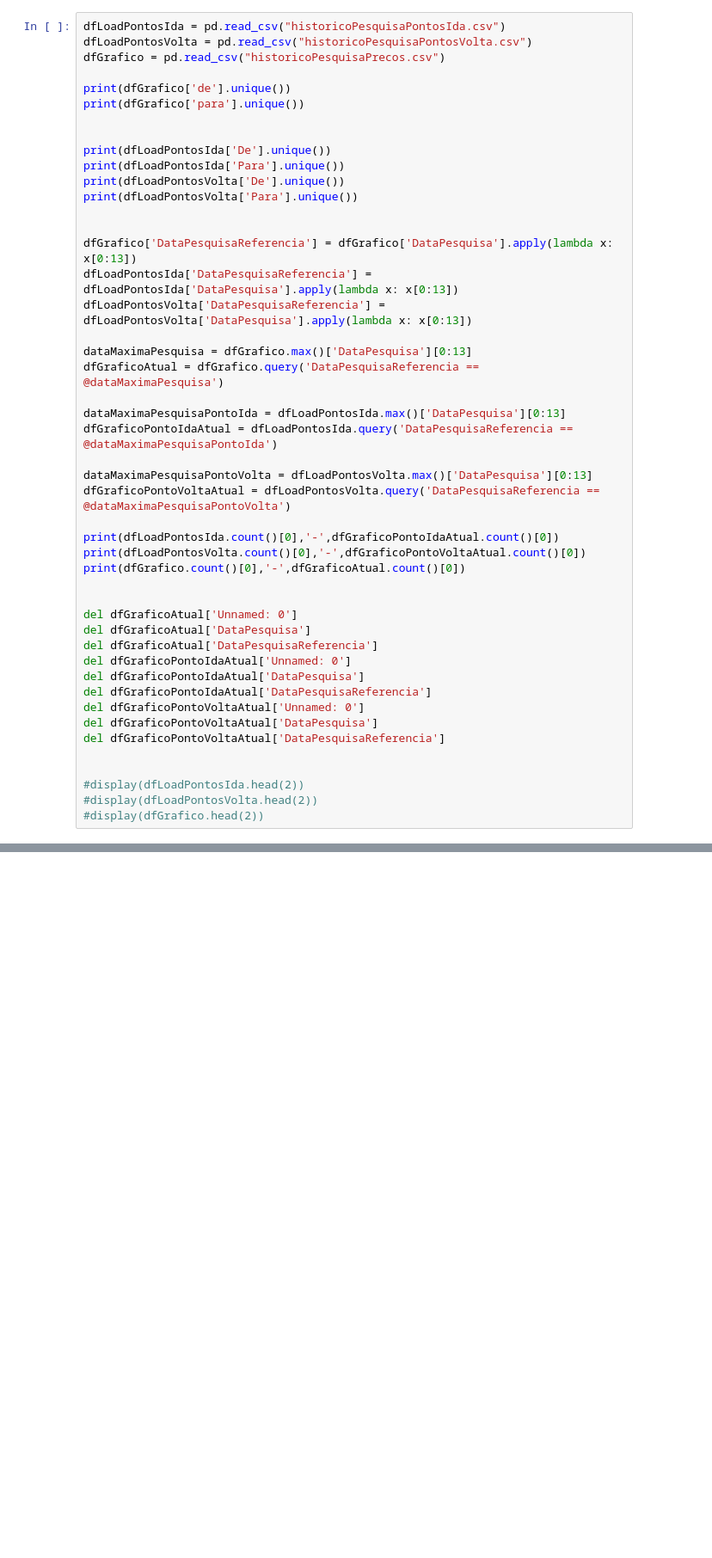
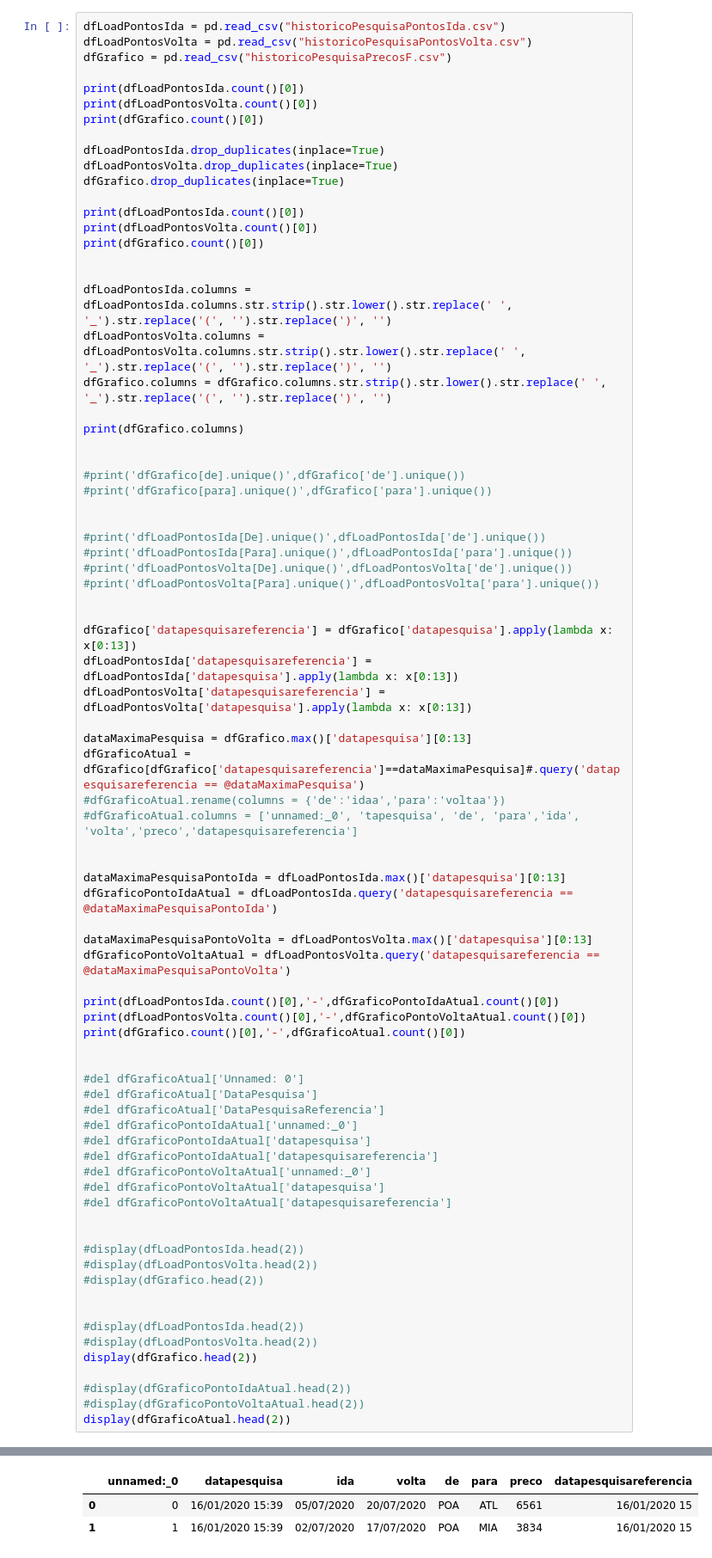
Before and after one commit to joaocamargo/estudos-python, a Jupyter notebook: PassagensDecolar/Untitled1.ipynb, the cells around one changed output, grey strips where cells are left out. Shown at 86% size. Drawn from its saved outputs; the diff is of its cells as text; blank space fills up the shorter version.

```diff
--- a/PassagensDecolar/Untitled1.ipynb
+++ b/PassagensDecolar/Untitled1.ipynb
@@ -15,48 +16,80 @@ import os
 # %%
 dfLoadPontosIda = pd.read_csv("historicoPesquisaPontosIda.csv")
 dfLoadPontosVolta = pd.read_csv("historicoPesquisaPontosVolta.csv")
-dfGrafico = pd.read_csv("historicoPesquisaPrecos.csv")
+dfGrafico = pd.read_csv("historicoPesquisaPrecosF.csv")
 
-print(dfGrafico['de'].unique())
-print(dfGrafico['para'].unique())
+print(dfLoadPontosIda.count()[0])
+print(dfLoadPontosVolta.count()[0])
+print(dfGrafico.count()[0])
+
+dfLoadPontosIda.drop_duplicates(inplace=True)
+dfLoadPontosVolta.drop_duplicates(inplace=True)
+dfGrafico.drop_duplicates(inplace=True)
+
+print(dfLoadPontosIda.count()[0])
+print(dfLoadPontosVolta.count()[0])
+print(dfGrafico.count()[0])
 
 
-print(dfLoadPontosIda['De'].unique())
-print(dfLoadPontosIda['Para'].unique())
-print(dfLoadPontosVolta['De'].unique())
-print(dfLoadPontosVolta['Para'].unique())
+dfLoadPontosIda.columns = dfLoadPontosIda.columns.str.strip().str.lower().str.replace(' ', '_').str.replace('(', '').str.replace(')', '')
+dfLoadPontosVolta.columns = dfLoadPontosVolta.columns.str.strip().str.lower().str.replace(' ', '_').str.replace('(', '').str.replace(')', '')
+dfGrafico.columns = dfGrafico.columns.str.strip().str.lower().str.replace(' ', '_').str.replace('(', '').str.replace(')', '')
+
+print(dfGrafico.columns)
 
 
-dfGrafico['DataPesquisaReferencia'] = dfGrafico['DataPesquisa'].apply(lambda x: x[0:13])
-dfLoadPontosIda['DataPesquisaReferencia'] = dfLoadPontosIda['DataPesquisa'].apply(lambda x: x[0:13])
-dfLoadPontosVolta['DataPesquisaReferencia'] = dfLoadPontosVolta['DataPesquisa'].apply(lambda x: x[0:13])
+#print('dfGrafico[de].unique()',dfGrafico['de'].unique())
+#print('dfGrafico[para].unique()',dfGrafico['para'].unique())
 
-dataMaximaPesquisa = dfGrafico.max()['DataPesquisa'][0:13]
-dfGraficoAtual = dfGrafico.query('DataPesquisaReferencia == @dataMaximaPesquisa')
 
-dataMaximaPesquisaPontoIda = dfLoadPontosIda.max()['DataPesquisa'][0:13]
-dfGraficoPontoIdaAtual = dfLoadPontosIda.query('DataPesquisaReferencia == @dataMaximaPesquisaPontoIda')
+#print('dfLoadPontosIda[De].unique()',dfLoadPontosIda['de'].unique())
+#print('dfLoadPontosIda[Para].unique()',dfLoadPontosIda['para'].unique())
+#print('dfLoadPontosVolta[De].unique()',dfLoadPontosVolta['de'].unique())
+#print('dfLoadPontosVolta[Para].unique()',dfLoadPontosVolta['para'].unique())
 
-dataMaximaPesquisaPontoVolta = dfLoadPontosVolta.max()['DataPesquisa'][0:13]
-dfGraficoPontoVoltaAtual = dfLoadPontosVolta.query('DataPesquisaReferencia == @dataMaximaPesquisaPontoVolta')
+
+dfGrafico['datapesquisareferencia'] = dfGrafico['datapesquisa'].apply(lambda x: x[0:13])
+dfLoadPontosIda['datapesquisareferencia'] = dfLoadPontosIda['datapesquisa'].apply(lambda x: x[0:13])
+dfLoadPontosVolta['datapesquisareferencia'] = dfLoadPontosVolta['datapesquisa'].apply(lambda x: x[0:13])
+
+dataMaximaPesquisa = dfGrafico.max()['datapesquisa'][0:13]
+dfGraficoAtual = dfGrafico[dfGrafico['datapesquisareferencia']==dataMaximaPesquisa]#.query('datapesquisareferencia == @dataMaximaPesquisa')
+#dfGraficoAtual.rename(columns = {'de':'idaa','para':'voltaa'})
+#dfGraficoAtual.columns = ['unnamed:_0', 'tapesquisa', 'de', 'para','ida', 'volta','preco','datapesquisareferencia']
+
+
+dataMaximaPesquisaPontoIda = dfLoadPontosIda.max()['datapesquisa'][0:13]
+dfGraficoPontoIdaAtual = dfLoadPontosIda.query('datapesquisareferencia == @dataMaximaPesquisaPontoIda')
+
+dataMaximaPesquisaPontoVolta = dfLoadPontosVolta.max()['datapesquisa'][0:13]
+dfGraficoPontoVoltaAtual = dfLoadPontosVolta.query('datapesquisareferencia == @dataMaximaPesquisaPontoVolta')
 
 print(dfLoadPontosIda.count()[0],'-',dfGraficoPontoIdaAtual.count()[0])
 print(dfLoadPontosVolta.count()[0],'-',dfGraficoPontoVoltaAtual.count()[0])
 print(dfGrafico.count()[0],'-',dfGraficoAtual.count()[0])
 
 
-del dfGraficoAtual['Unnamed: 0']
-del dfGraficoAtual['DataPesquisa']
-del dfGraficoAtual['DataPesquisaReferencia']
-del dfGraficoPontoIdaAtual['Unnamed: 0']
-del dfGraficoPontoIdaAtual['DataPesquisa']
-del dfGraficoPontoIdaAtual['DataPesquisaReferencia']
-del dfGraficoPontoVoltaAtual['Unnamed: 0']
-del dfGraficoPontoVoltaAtual['DataPesquisa']
-del dfGraficoPontoVoltaAtual['DataPesquisaReferencia']
+#del dfGraficoAtual['Unnamed: 0']
+#del dfGraficoAtual['DataPesquisa']
+#del dfGraficoAtual['DataPesquisaReferencia']
+#del dfGraficoPontoIdaAtual['unnamed:_0']
+#del dfGraficoPontoIdaAtual['datapesquisa']
+#del dfGraficoPontoIdaAtual['datapesquisareferencia']
+#del dfGraficoPontoVoltaAtual['unnamed:_0']
+#del dfGraficoPontoVoltaAtual['datapesquisa']
+#del dfGraficoPontoVoltaAtual['datapesquisareferencia']
 
 
 #display(dfLoadPontosIda.head(2))
 #display(dfLoadPontosVolta.head(2))
 #display(dfGrafico.head(2))
+
+
+#display(dfLoadPontosIda.head(2))
+#display(dfLoadPontosVolta.head(2))
+display(dfGrafico.head(2))
+
+#display(dfGraficoPontoIdaAtual.head(2))
+#display(dfGraficoPontoVoltaAtual.head(2))
+display(dfGraficoAtual.head(2))
 # %% [output]
@@ -71,0 +106,3 @@ del dfGraficoPontoVoltaAtual['DataPesquisaReferencia']
+|  | unnamed:_0 | datapesquisa | ida | volta | de | para | preco | datapesquisareferencia |
+| 0 | 0 | 16/01/2020 15:39 | 05/07/2020 | 20/07/2020 | POA | ATL | 6561 | 16/01/2020 15 |
+| 1 | 1 | 16/01/2020 15:39 | 02/07/2020 | 17/07/2020 | POA | MIA | 3834 | 16/01/2020 15 |
```
Also changed, not shown: parts of 8 cells of this notebook, 13 other files.
